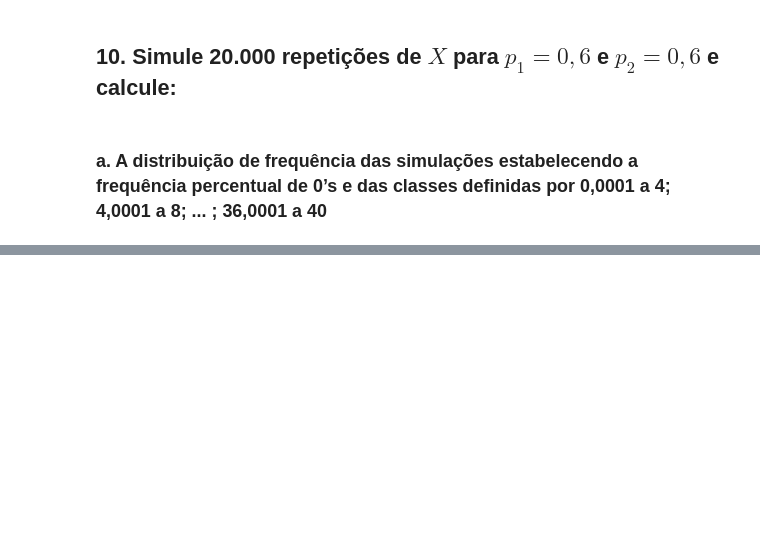
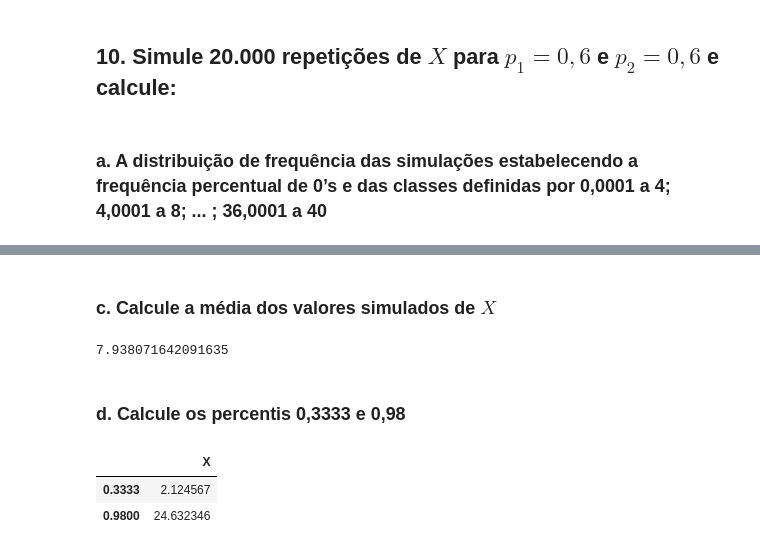
Before and after one commit to gui-lisboa/ControleEstatisticoDeQualidadeUFPR, a Jupyter notebook: teoria_do_risco/atividade1.ipynb, the cells around one changed output, grey strips where cells are left out. Cells and saved outputs as stored; diff of their text form; code cells hidden in the pictures; blank space fills up the shorter version.

```diff
--- a/teoria_do_risco/atividade1.ipynb
+++ b/teoria_do_risco/atividade1.ipynb
@@ -314,7 +314,7 @@ E[X] = p_{1} E[Z_{1}] + p_{2} E[Z_{2}]
 $$
 # %%
 # E[Z1] = integral z1 * z1/200
-esperanca_Z1 = integrate.quad(lambda z1: z1**2/200, 0, 20)[0]
+esperanca_Z1 = integrate.quad(lambda z1: (z1**2)/200, 0, 20)[0]
 
 # Z2 segue uma Uniforme(0, 20)
 esperanca_Z2 = (0 + 20)/2
@@ -395,0 +400,15 @@ display(HTML(distribuicao_frequencias.to_frame().to_html()))
+# %% [markdown]
+### c. Calcule a média dos valores simulados de $X$
+# %%
+simulacoes['X'].mean()
+# %% [output]
+7.938071642091635
+# %% [markdown]
+### d. Calcule os percentis 0,3333 e 0,98
+# %%
+percentis = simulacoes['X'].quantile([.3333, .98])
+display(HTML(percentis.to_frame().to_html()))
+# %% [output]
+|  | X |
+| 0.3333 | 2.124567 |
+| 0.9800 | 24.632346 |
```
Also changed, not shown: parts of 3 cells of this notebook, 2 other files.
